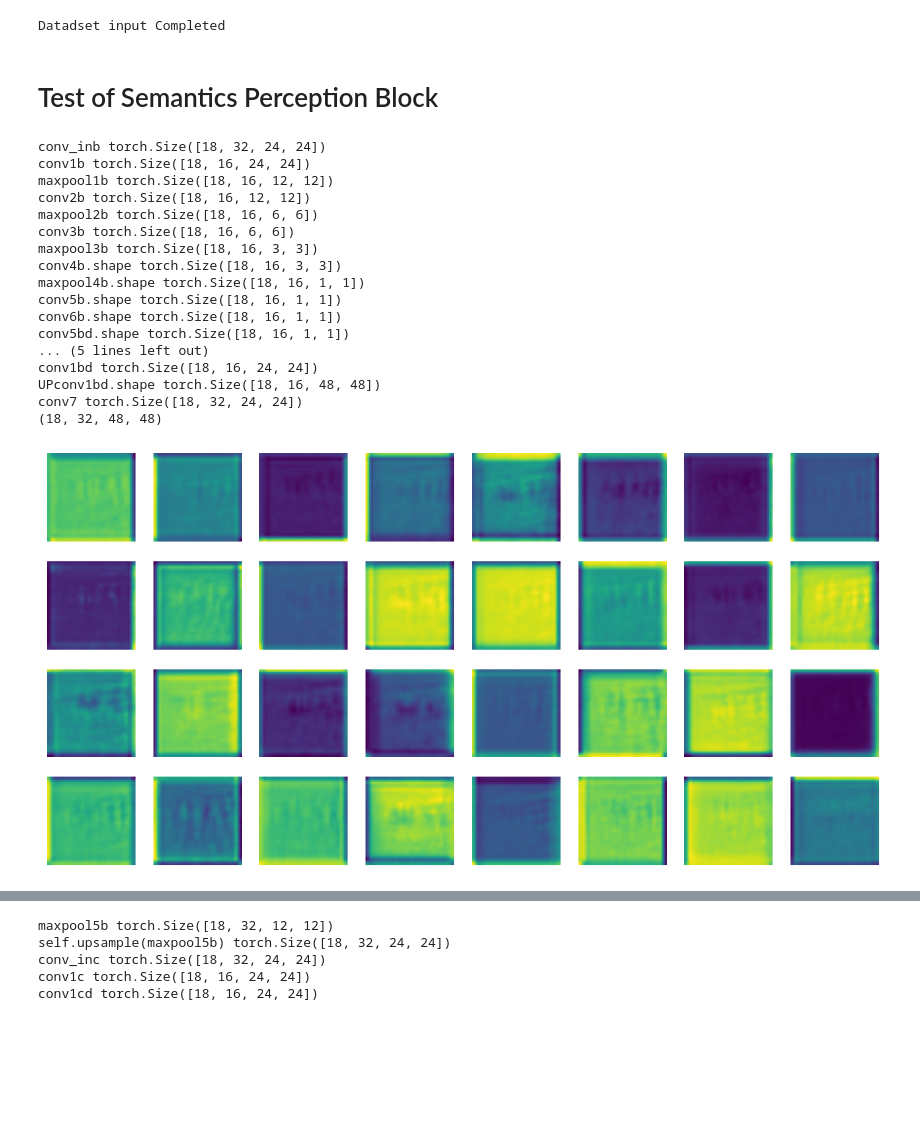
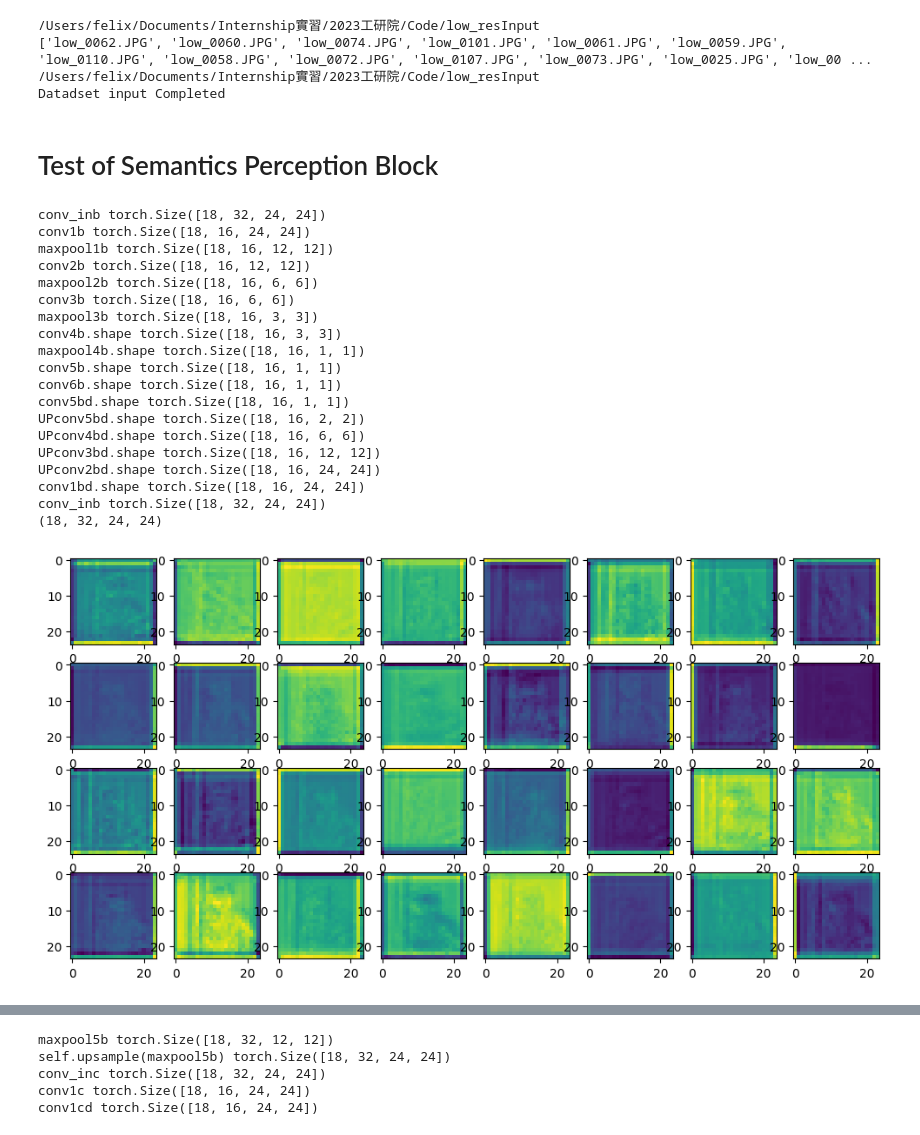
Before and after one commit to leehao921/Backlit, a Jupyter notebook: FlowTesting_Fusion.ipynb, the cells around one changed output, grey strips where cells are left out. Cells and saved outputs as stored; diff of their text form; code cells hidden in the pictures; blank space fills up the shorter version.

```diff
--- a/FlowTesting_Fusion.ipynb
+++ b/FlowTesting_Fusion.ipynb
@@ -1,34 +1,3 @@
-# %%
-import os
-from torchvision.transforms import ToTensor
-from PIL import Image
-class Dataset():
-    def __init__(self, data_path, transform=None):
-        self.input_path = os.path.join(data_path, "input")  # Path to the input data directory
-        self.output_path = os.path.join(data_path, "output")  # Path to the output data directory
-        self.file_list = os.listdir(self.input_path)
-        self.transform = transform
-
-    def __len__(self):
-        return len(self.file_list)
-
-    def __getitem__(self, idx):
-        input_file_name = self.file_list[idx]
-        output_file_name = input_file_name  # Assuming input and output file names are the same
-        input_file_path = os.path.join(self.input_path, input_file_name)
-        output_file_path = os.path.join(self.output_path, output_file_name)
-
-
-        transform = ToTensor()
-        # Load and preprocess the input data
-        image = Image.open(input_file_path)
-        inputs = transform(image)
-
-        # Load and preprocess the output data
-        image = Image.open(output_file_path)
-        targets = transform(image)
-
-        return inputs, targets
 # %%
 import os
 from data_set import Dataset
@@ -37,10 +6,13 @@ from torch.utils.data import DataLoader
 num_epochs = 1
 batch_size = 32
 initial_lr = 0.001
-data_path =os.path.join( os.getcwd(), "compressed_images")
+data_path =os.path.join( os.getcwd(), "low_resInput")
 train_loader = DataLoader(Dataset(data_path), batch_size=batch_size, shuffle=True)
 print("Datadset input Completed")
 # %% [output]
+/Users/felix/Documents/Internship實習/2023工研院/Code/low_resInput
+['low_0062.JPG', 'low_0060.JPG', 'low_0074.JPG', 'low_0101.JPG', 'low_0061.JPG', 'low_0059.JPG', 'low_0110.JPG', 'low_0058.JPG', 'low_0072.JPG', 'low_0107.JPG', 'low_0073.JPG', 'low_0025.JPG', 'low_00 ...
+/Users/felix/Documents/Internship實習/2023工研院/Code/low_resInput
 Datadset input Completed
 # %% [markdown]
 # Test of Semantics Perception Block
@@ -171,14 +143,16 @@ class Semantics(nn.Module):
         conv2bd = self.conv2bd(torch.cat([self.upsample(conv3bd), conv2b], dim=1))
         print("UPconv2bd.shape" , self.upsample(conv2bd).shape)
         conv1bd = self.conv1bd(torch.cat([self.upsample(conv2bd), conv1b], dim=1))
+        print("conv1bd.shape" , conv1bd.shape)
         print("conv_inb", conv_inb.shape)
-        print("conv1bd", conv1bd.shape)
+
         # print("torch.add(conv1bd,conv1b)", torch.add(conv1bd,conv1b).shape)
         # conv7 = self.conv7(self.upsample(conv1bd)+conv1b)
-        # maxpool5b = self.maxpool5b(torch.add(conv1bd,conv1b))
+        # maxpool5b = self.maxpool5b(torch.cat([conv1bd,conv1b],dim=1))
+        # maxpool5b = self.maxpool5b(torch.cat([conv1bd,conv1b],dim=1))
         conv7 = self.conv7(torch.cat([conv1bd, conv1b], dim=1))
-        conv7=self.upsample(conv7)
-        print("conv7", conv7.shape)
+        # conv7=self.upsample(conv7)
+        # print("conv7", conv7.shape)
         # print("conv1bd", conv1bd.shape)
         # print("maxpool5b", self.upsample(maxpool5b).shape)
 
@@ -199,45 +173,45 @@ def train(model, train_loader, device):
     for inputs, targets in train_loader:
         inputs = inputs.to(device)
         targets = targets.to(device)
-
     feature_maps=model(inputs)
     # Convert the tensor to a numpy array
     feature_maps = feature_maps.detach().numpy()
     print(feature_maps.shape)
 
     # Plot the feature maps
     fig, axes = plt.subplots(nrows=4, ncols=8, figsize=(12, 6))
     for i, ax in enumerate(axes.flat):
         ax.imshow(feature_maps[0][i])
-        ax.axis('off')
     plt.show()
     return
 
 # Create the Network model
 device = torch.device('cuda' if torch.cuda.is_available() else 'cpu')
 net = Semantics(3,32)
 model = net.to(device)
 for epoch in range(num_epochs):
     train(model, train_loader , device)
 # %% [output]
 conv_inb torch.Size([18, 32, 24, 24])
 conv1b torch.Size([18, 16, 24, 24])
 maxpool1b torch.Size([18, 16, 12, 12])
 conv2b torch.Size([18, 16, 12, 12])
 maxpool2b torch.Size([18, 16, 6, 6])
 conv3b torch.Size([18, 16, 6, 6])
 maxpool3b torch.Size([18, 16, 3, 3])
 conv4b.shape torch.Size([18, 16, 3, 3])
 maxpool4b.shape torch.Size([18, 16, 1, 1])
 conv5b.shape torch.Size([18, 16, 1, 1])
 conv6b.shape torch.Size([18, 16, 1, 1])
 conv5bd.shape torch.Size([18, 16, 1, 1])
-... (5 lines left out)
-conv1bd torch.Size([18, 16, 24, 24])
-UPconv1bd.shape torch.Size([18, 16, 48, 48])
-conv7 torch.Size([18, 32, 24, 24])
-(18, 32, 48, 48)
+UPconv5bd.shape torch.Size([18, 16, 2, 2])
+UPconv4bd.shape torch.Size([18, 16, 6, 6])
+UPconv3bd.shape torch.Size([18, 16, 12, 12])
+UPconv2bd.shape torch.Size([18, 16, 24, 24])
+conv1bd.shape torch.Size([18, 16, 24, 24])
+conv_inb torch.Size([18, 32, 24, 24])
+(18, 32, 24, 24)
-[figure, old version]
+[figure, new version]
 # %%
 import torch
 import torch.nn as nn
```
Also changed, not shown: parts of 2 cells of this notebook, 26 other files.
